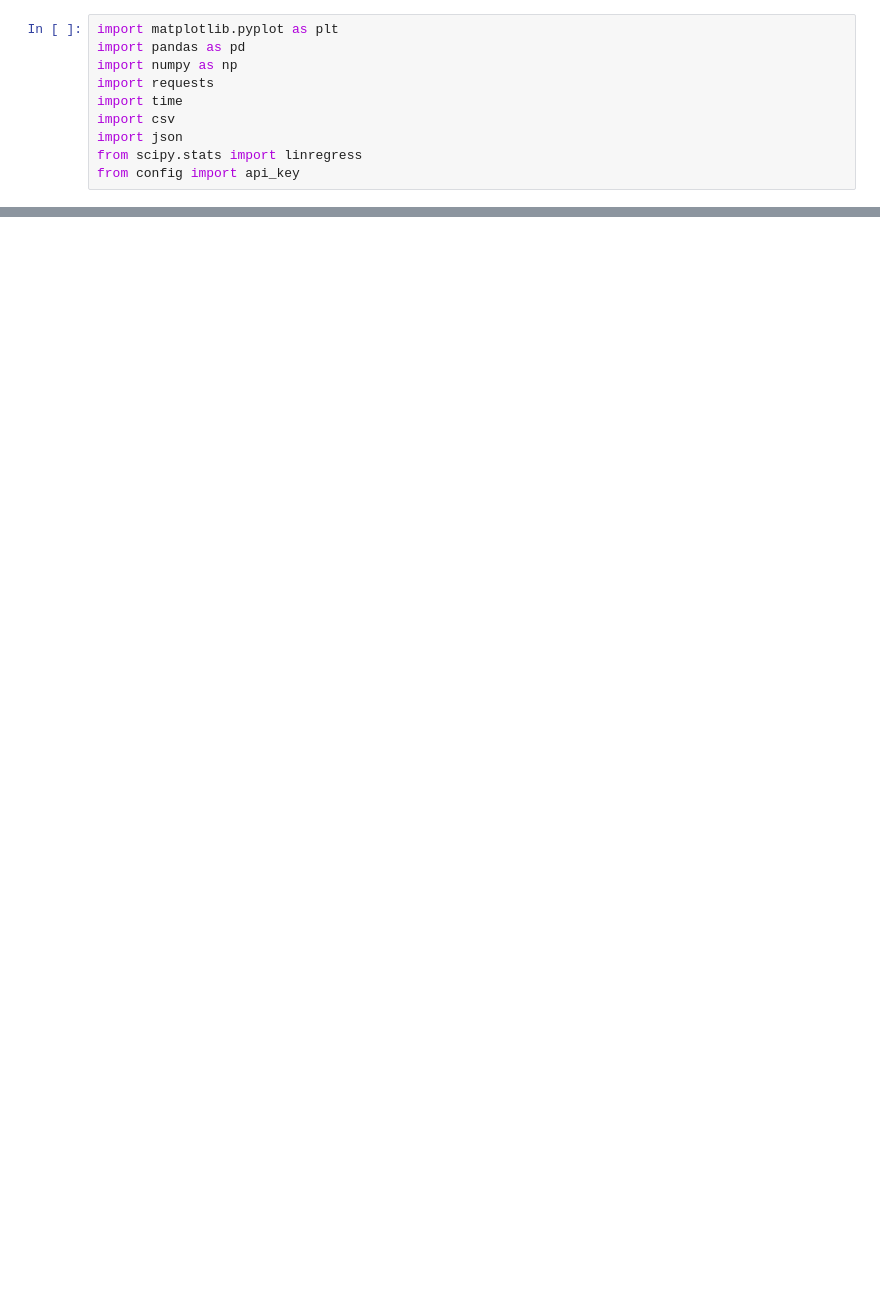
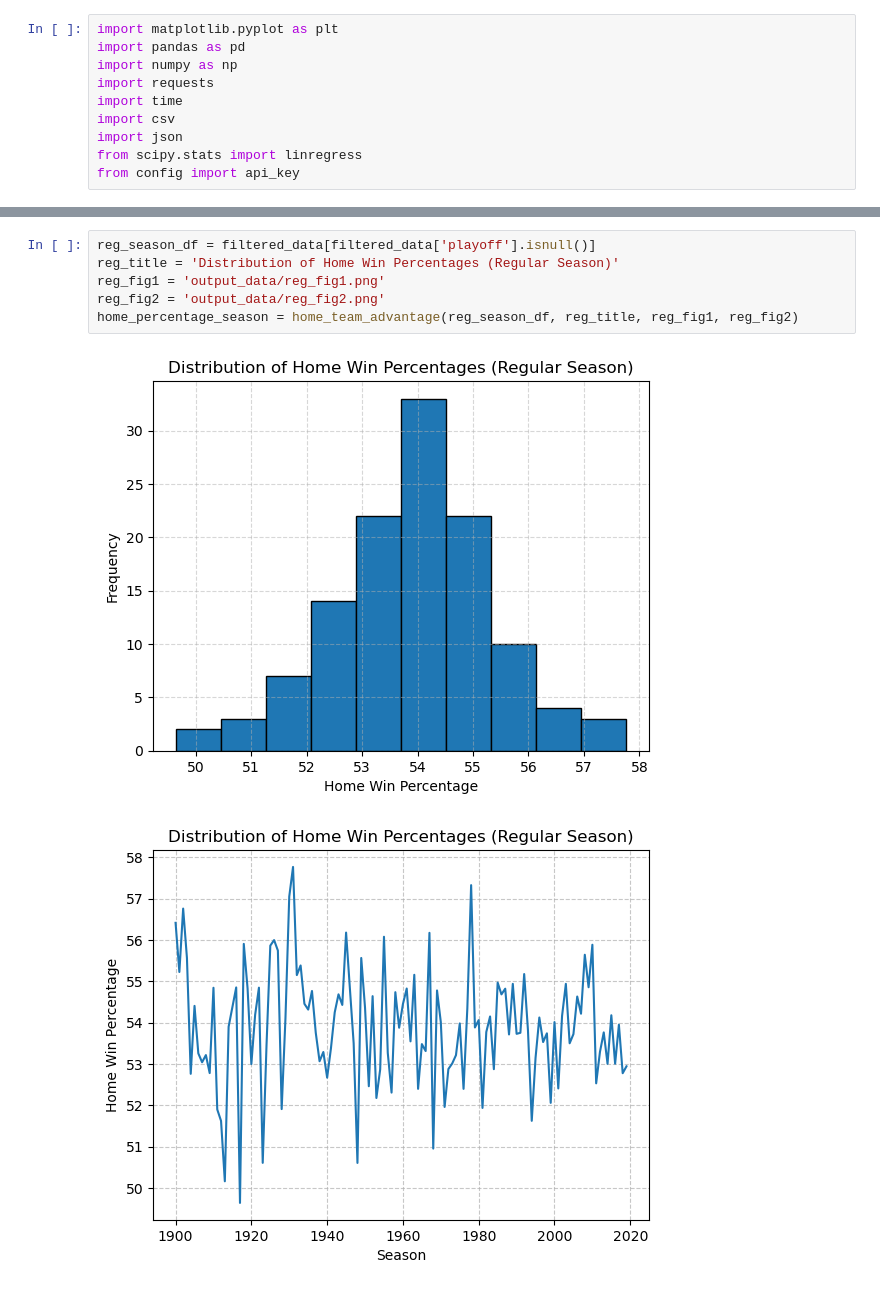
Before and after one commit to johnnycapra/Project_1, a Jupyter notebook: MLB_Analysis.ipynb, the cells around one changed output, grey strips where cells are left out. Saved outputs shown, nothing was run; the diff lists cells and outputs as text; blank space fills up the shorter version.

```diff
--- a/MLB_Analysis.ipynb
+++ b/MLB_Analysis.ipynb
@@ -33,0 +113,9 @@ kag_complete_df
+# %%
+reg_season_df = filtered_data[filtered_data['playoff'].isnull()]
+reg_title = 'Distribution of Home Win Percentages (Regular Season)'
+reg_fig1 = 'output_data/reg_fig1.png'
+reg_fig2 = 'output_data/reg_fig2.png'
+home_percentage_season = home_team_advantage(reg_season_df, reg_title, reg_fig1, reg_fig2)
+# %% [output]
+[figure, added]
+[figure, added]
```
Also changed, not shown: parts of 8 cells of this notebook, 12 other files.
